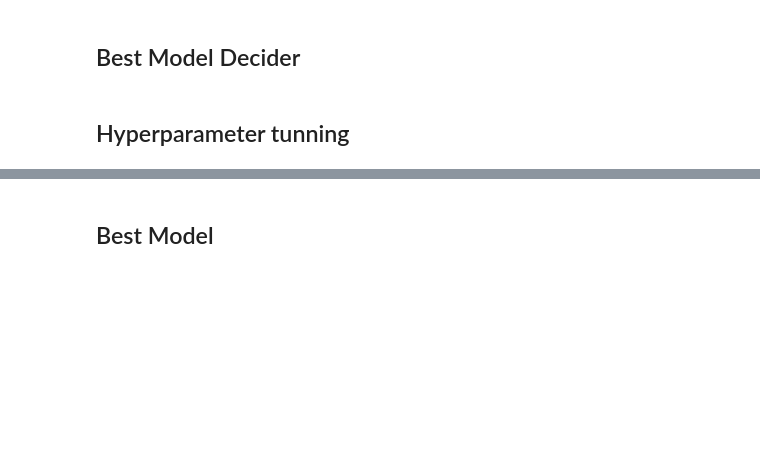
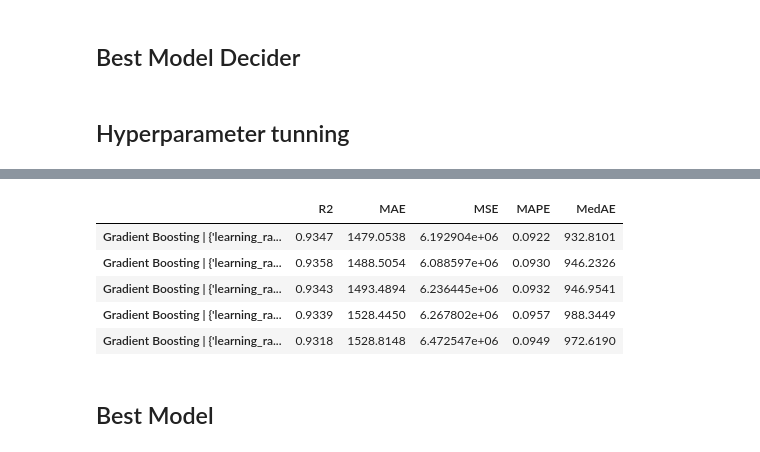
Before and after one commit to Rafaeric71/MachineLearning-Group44, a Jupyter notebook: Group_44_notebooks/Modeling.ipynb, the cells around one changed output, grey strips where cells are left out. Saved outputs shown, nothing was run; the diff lists cells and outputs as text; code cells hidden in the pictures; blank space fills up the shorter version.

```diff
--- a/Group_44_notebooks/Modeling.ipynb
+++ b/Group_44_notebooks/Modeling.ipynb
@@ -352,0 +389,87 @@ A iniciar Grid Search Manual...
+# %%
+print("A iniciar Grid Search Manual para o Gradient Boosting...")
+
+# 2. LOOP DE VALIDAÇÃO (O mesmo de sempre)
+fold = 1
+for train_index, val_index in cv.split(X, y):
+    print(f"--> A processar Fold {fold}/5...")
+
+    # --- A) DATA SPLIT ---
+    X_train_fold = X.iloc[train_index].copy()
+    X_val_fold = X.iloc[val_index].copy()
+    y_train_fold = y[train_index]
+    y_val_fold = y[val_index]
+
+    # --- B) PREPROCESSING ---
+    # 1. Impute
+    numeric_cols = X_train_fold.select_dtypes(include=np.number).columns
+    imputer = SimpleImputer(strategy='median')
+    imputer.fit(X_train_fold[numeric_cols])
+    X_train_fold[numeric_cols] = imputer.transform(X_train_fold[numeric_cols])
+    X_val_fold[numeric_cols] = imputer.transform(X_val_fold[numeric_cols])
+
+    # 2. Encode
+    categorical_cols = X_train_fold.select_dtypes(include=['object', 'bool']).columns
+    encoder = OneHotEncoder(drop='first', sparse_output=False, handle_unknown='ignore')
+    encoder.fit(X_train_fold[categorical_cols])
+    X_train_encoded = encoder.transform(X_train_fold[categorical_cols])
+    X_val_encoded = encoder.transform(X_val_fold[categorical_cols])
+
+    X_train_processed = np.hstack([X_train_fold[numeric_cols].values, X_train_encoded])
+    X_val_processed = np.hstack([X_val_fold[numeric_cols].values, X_val_encoded])
+
+    # 3. Scale
+    scaler = MinMaxScaler()
+    scaler.fit(X_train_processed)
+    X_train_scaled = scaler.transform(X_train_processed)
+    X_val_scaled = scaler.transform(X_val_processed)
+
+    # 4. Feature Selection (SelectFromModel - RF)
+    # Chama a função de consenso passando os nomes das colunas
+    selected = consensus_features(X_train_scaled, y_train_fold, all_feature_names)
+
+    # Encontrar os índices das colunas selecionadas
+    sel_idx = [all_feature_names.index(f) for f in selected]
+
+    # Reduzir as matrizes de treino e validação
+    X_train_final = X_train_scaled[:, sel_idx]
+    X_val_final   = X_val_scaled[:, sel_idx]
+
+    # --- C) GRID SEARCH INTERNO ---
+    for entry in grids_to_test:
+        base_model = entry['model'][0]
+        base_name = entry['model_name'][0]
+
+        # CORREÇÃO AQUI: Usar ParameterGrid para gerar as combinações
+        param_grid = list(ParameterGrid(entry['params']))
+
+        for params in param_grid:
+            # Criar nome único para esta configuração
+            combo_name = f"{base_name} | {str(params)}"
+
+            # Inicializar se for novo
+            if combo_name not in grid_results:
+                grid_results[combo_name] = {m: [] for m in metrics}
+
+            # Clonar e configurar
+            m = clone(base_model)
+            m.set_params(**params)
+
+            m.fit(X_train_final, y_train_fold)
+            pred = m.predict(X_val_final)
+
+            # Guardar Scores
+            for m_name, func in metrics.items():
+                score = func(y_val_fold, pred)
+                grid_results[combo_name][m_name].append(score)
+
+    fold += 1
+
+# MOSTRAR O VENCEDOR
+print("\n--- Tuning Concluído! ---")
+results_df = pd.DataFrame(grid_results).T
+final_metrics = results_df.map(lambda x: np.mean(x))
+
+print("\n--- TOP 5 Melhores Configurações (Ordenado por MAE) ---")
+display(final_metrics.round(4).sort_values(by='MAE', ascending=True).head(5))
+# %% [output]
@@ -353,3 +485,9 @@ A iniciar Grid Search Manual...
+|  | R2 | MAE | MSE | MAPE | MedAE |
+| Gradient Boosting | {'learning_ra... | 0.9347 | 1479.0538 | 6.192904e+06 | 0.0922 | 932.8101 |
+| Gradient Boosting | {'learning_ra... | 0.9358 | 1488.5054 | 6.088597e+06 | 0.0930 | 946.2326 |
+| Gradient Boosting | {'learning_ra... | 0.9343 | 1493.4894 | 6.236445e+06 | 0.0932 | 946.9541 |
+| Gradient Boosting | {'learning_ra... | 0.9339 | 1528.4450 | 6.267802e+06 | 0.0957 | 988.3449 |
+| Gradient Boosting | {'learning_ra... | 0.9318 | 1528.8148 | 6.472547e+06 | 0.0949 | 972.6190 |
 # %% [markdown]
 ## Best Model
 # %%
```
Also changed, not shown: parts of 10 cells of this notebook.
